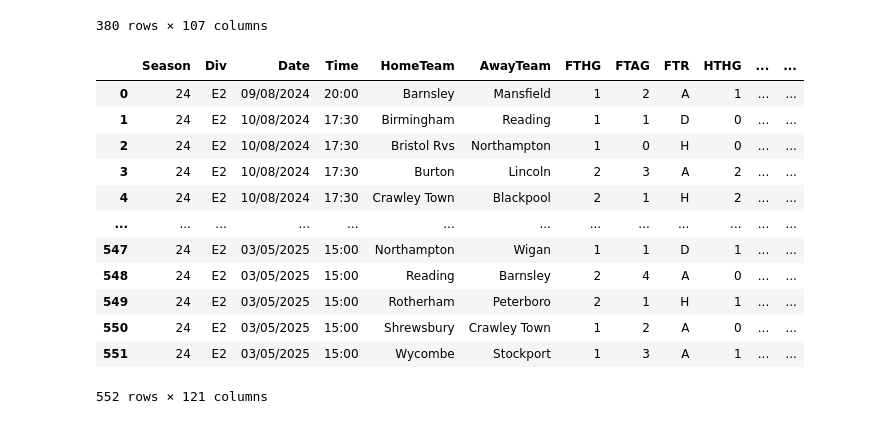
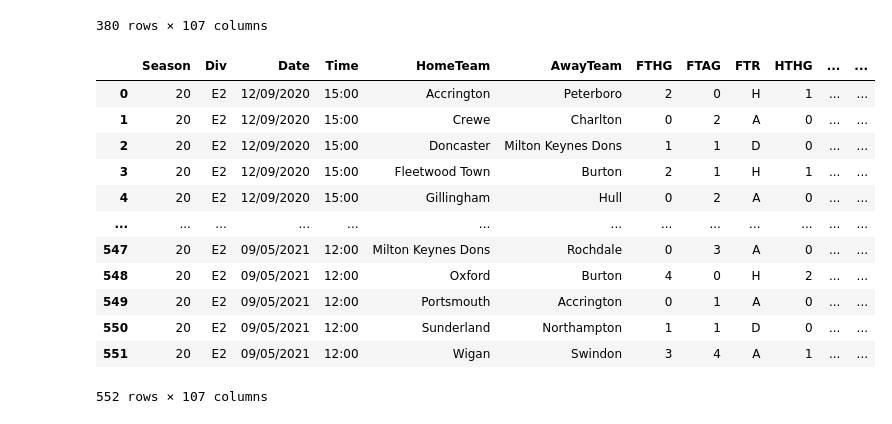
Before and after one commit to Rei-san001/Learning_Data_Science, a Jupyter notebook: Project 1/Web Scraping with Pandas.ipynb, the cells around one changed output. Saved outputs shown, nothing was run; the diff lists cells and outputs as text; code cells hidden in the pictures.

```diff
--- a/Project 1/Web Scraping with Pandas.ipynb
+++ b/Project 1/Web Scraping with Pandas.ipynb
@@ -114,9 +117,13 @@ frames = [] # create an empty list
 # loop through range of seasons and insert new column
 for league in leagues:
     for season in range(20, 26):
-        df = pd.read_csv(root + str(season) + str(season+1) + '/' + league + '.csv')
+        try:
+            df = pd.read_csv(root + str(season) + str(season+1) + '/' + league + '.csv')
+        except Exception:
+            print('Failed:', league, season)
+            continue
         df.insert(0, 'Season', season) #to insert a new column at the first position
-        frames.append(df)   #to store each dataframe in the list
+        frames.append(df)
 # %%
 # 6 season times 3 leagues
 len(frames)
@@ -139,18 +146,18 @@ frames[0]   # showing the first dataframe in the list
 | 379 | 20 | E0 | 23/05/2021 | 16:00 | Wolves | Man United | 1 | 2 | A | 1 | ... | ... |
 380 rows × 107 columns
 # %%
-frames[10]
+frames[6]
 # %% [output]
 |  | Season | Div | Date | Time | HomeTeam | AwayTeam | FTHG | FTAG | FTR | HTHG | ... | ... |
-| 0 | 24 | E2 | 09/08/2024 | 20:00 | Barnsley | Mansfield | 1 | 2 | A | 1 | ... | ... |
-| 1 | 24 | E2 | 10/08/2024 | 17:30 | Birmingham | Reading | 1 | 1 | D | 0 | ... | ... |
-| 2 | 24 | E2 | 10/08/2024 | 17:30 | Bristol Rvs | Northampton | 1 | 0 | H | 0 | ... | ... |
-| 3 | 24 | E2 | 10/08/2024 | 17:30 | Burton | Lincoln | 2 | 3 | A | 2 | ... | ... |
-| 4 | 24 | E2 | 10/08/2024 | 17:30 | Crawley Town | Blackpool | 2 | 1 | H | 2 | ... | ... |
+| 0 | 20 | E2 | 12/09/2020 | 15:00 | Accrington | Peterboro | 2 | 0 | H | 1 | ... | ... |
+| 1 | 20 | E2 | 12/09/2020 | 15:00 | Crewe | Charlton | 0 | 2 | A | 0 | ... | ... |
+| 2 | 20 | E2 | 12/09/2020 | 15:00 | Doncaster | Milton Keynes Dons | 1 | 1 | D | 0 | ... | ... |
+| 3 | 20 | E2 | 12/09/2020 | 15:00 | Fleetwood Town | Burton | 2 | 1 | H | 1 | ... | ... |
+| 4 | 20 | E2 | 12/09/2020 | 15:00 | Gillingham | Hull | 0 | 2 | A | 0 | ... | ... |
 | ... | ... | ... | ... | ... | ... | ... | ... | ... | ... | ... | ... | ... |
-| 547 | 24 | E2 | 03/05/2025 | 15:00 | Northampton | Wigan | 1 | 1 | D | 1 | ... | ... |
-| 548 | 24 | E2 | 03/05/2025 | 15:00 | Reading | Barnsley | 2 | 4 | A | 0 | ... | ... |
-| 549 | 24 | E2 | 03/05/2025 | 15:00 | Rotherham | Peterboro | 2 | 1 | H | 1 | ... | ... |
-| 550 | 24 | E2 | 03/05/2025 | 15:00 | Shrewsbury | Crawley Town | 1 | 2 | A | 0 | ... | ... |
-| 551 | 24 | E2 | 03/05/2025 | 15:00 | Wycombe | Stockport | 1 | 3 | A | 1 | ... | ... |
+| 547 | 20 | E2 | 09/05/2021 | 12:00 | Milton Keynes Dons | Rochdale | 0 | 3 | A | 0 | ... | ... |
+| 548 | 20 | E2 | 09/05/2021 | 12:00 | Oxford | Burton | 4 | 0 | H | 2 | ... | ... |
+| 549 | 20 | E2 | 09/05/2021 | 12:00 | Portsmouth | Accrington | 0 | 1 | A | 0 | ... | ... |
+| 550 | 20 | E2 | 09/05/2021 | 12:00 | Sunderland | Northampton | 1 | 1 | D | 0 | ... | ... |
+| 551 | 20 | E2 | 09/05/2021 | 12:00 | Wigan | Swindon | 3 | 4 | A | 1 | ... | ... |
-552 rows × 121 columns
+552 rows × 107 columns
```
Also changed, not shown: parts of 1 cell of this notebook.
